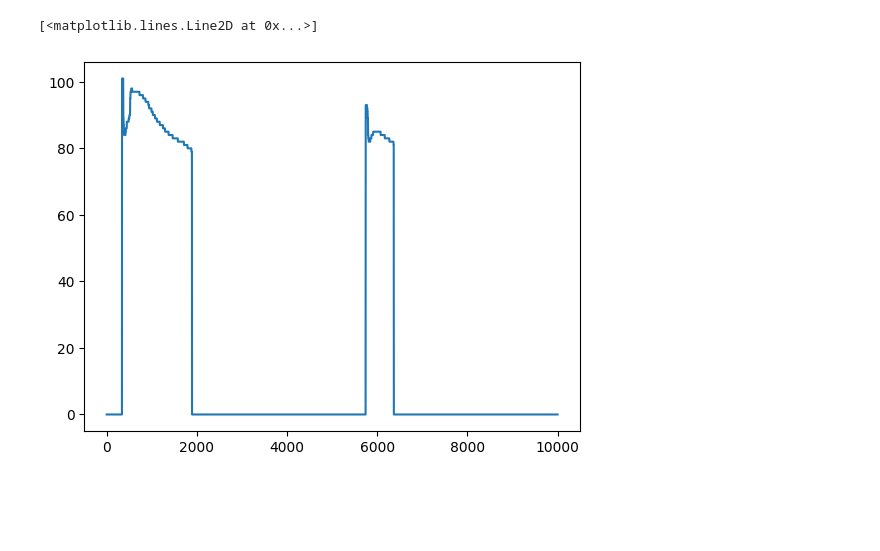
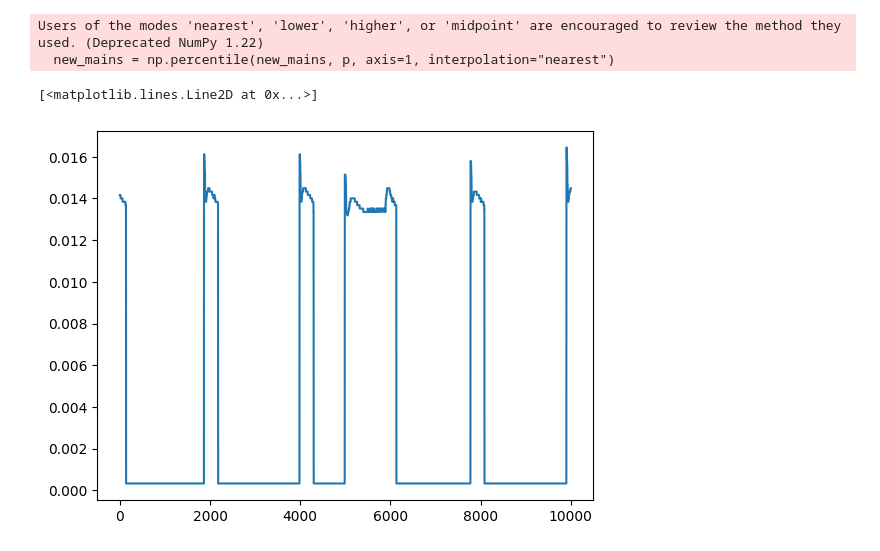
Before and after one commit to MarielTinaco/nilm-tools, a Jupyter notebook: notebooks/Data_Processing_Pipeline.ipynb, the cells around one changed output. Drawn from its saved outputs; the diff is of its cells as text; code cells hidden in the pictures; blank space fills up the shorter version.

Commit message:
Update: Data processing notebooks

```diff
--- a/notebooks/Data_Processing_Pipeline.ipynb
+++ b/notebooks/Data_Processing_Pipeline.ipynb
@@ -129,8 +135,16 @@ class SubmeterDataframeFormatter:
         def format(self, data : pd.DataFrame, *args, **kwargs) -> np.ndarray:
                 finder = kwargs.get() if "finder" in kwargs else "power_series"
                 data = data.loc[self.applist, finder]
-                data = np.array([np.array(r) for r in data])
-                return np.array(data)
+
+                data = match_timeframes(data)
+
+                p = []
+                for r in data:
+                        p.append(np.array(r))
+
+                data = np.array(p)
+                data[np.isnan(data)] = 0
+                return data
 
         def __call__(self, data, *args, **kwargs):
                 return self.format(data, *args, **kwargs)
@@ -171,5 +197,33 @@ Users of the modes 'nearest', 'lower', 'higher', or 'midpoint' are encouraged to
+# %%
+class SubmeterMixer:
+
+        def mix(self, data : np.ndarray, *args, **kwargs):
+                return data.sum(axis=0)
+
+        def __call__(self, data, *args, **kwargs):
+                return self.mix(data, *args, **kwargs)
+# %%
+formatter = SubmeterDataframeFormatter(applist=ext.params["appliances"])
+filterer = QuantileFilterApplier(ext.params)
+normalizer = AdaptiveMinMaxScaling(ext.params)
+binarizer = OnPowerThresholdBinarizer(ext.params)
+mixer = SubmeterMixer()
+# %%
+# Pipeline Workflow
+data = formatter(ext.df)
+data_i = mixer(data)
+data_i = quantile_filter_2(data_i, 20, p=50)
+data_i = F.adaptive_minmax_scaling(data_i)
+data = filterer(data)
+data_p = normalizer(data)
+data_s = binarizer(data)
+data_p = data_p.T
+data_s = data_s.T
+# %% [output]
+Users of the modes 'nearest', 'lower', 'higher', or 'midpoint' are encouraged to review the method they used. (Deprecated NumPy 1.22)
+  new_mains = np.percentile(new_mains, p, axis=1, interpolation="nearest")
 # %%
-plt.plot(data_filt[0,60000:70000])
+plt.plot(data_i[60000:70000])
 # %% [output]
 [<matplotlib.lines.Line2D at 0x...>]
-[figure, old version]
+[figure, new version]
```
Also changed, not shown: parts of 14 cells of this notebook, 1 other file.
